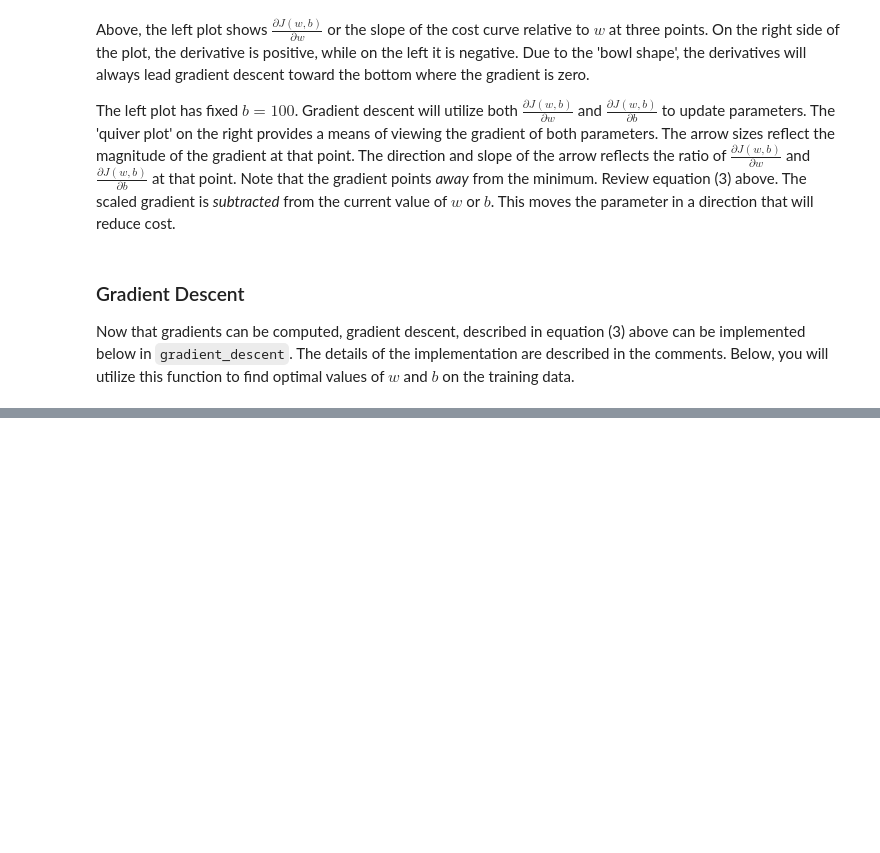
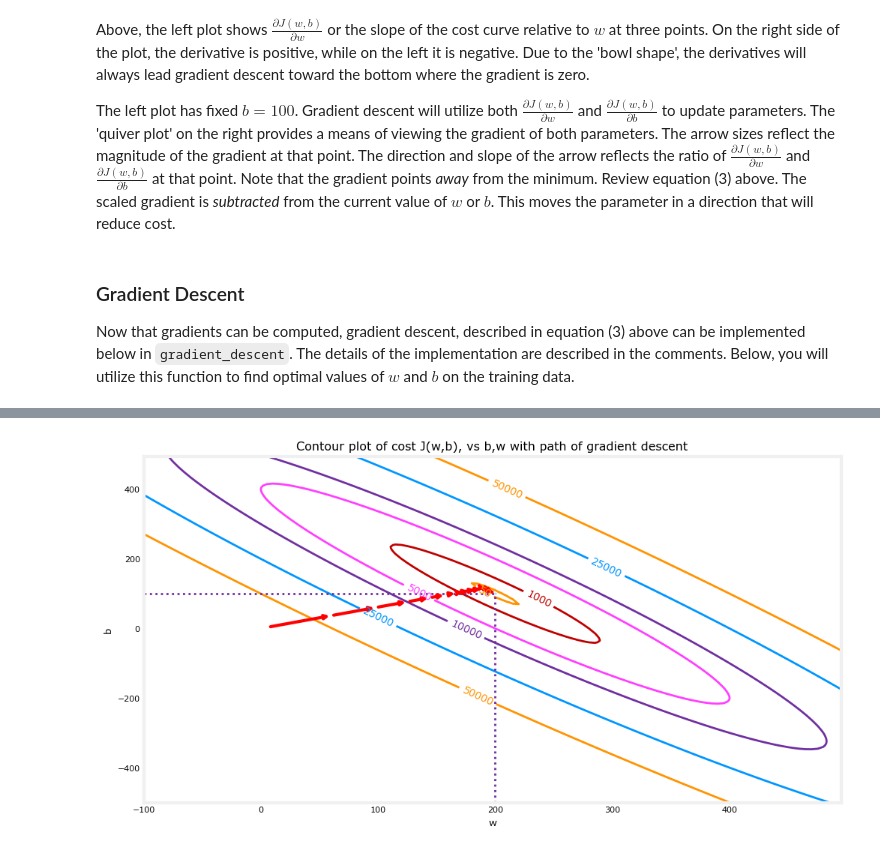
Before and after one commit to MonuSingh16/coursera-mls, a Jupyter notebook: course1-supervised-ml/C1_W1_Gradient_Descent.ipynb, the cells around one changed output, grey strips where cells are left out. Cells and saved outputs as stored; diff of their text form; code cells hidden in the pictures; blank space fills up the shorter version.

```diff
--- a/course1-supervised-ml/C1_W1_Gradient_Descent.ipynb
+++ b/course1-supervised-ml/C1_W1_Gradient_Descent.ipynb
@@ -188,0 +248,5 @@ def gradient_descent(x, y, w_in, b_in, alpha, num_iters, cost_function, gradient
+# %%
+fig, ax = plt.subplots(1,1, figsize=(12, 6))
+plt_contour_wgrad(x_train, y_train, p_hist, ax)
+# %% [output]
+[figure, added]
```
Also changed, not shown: parts of 15 cells of this notebook.
